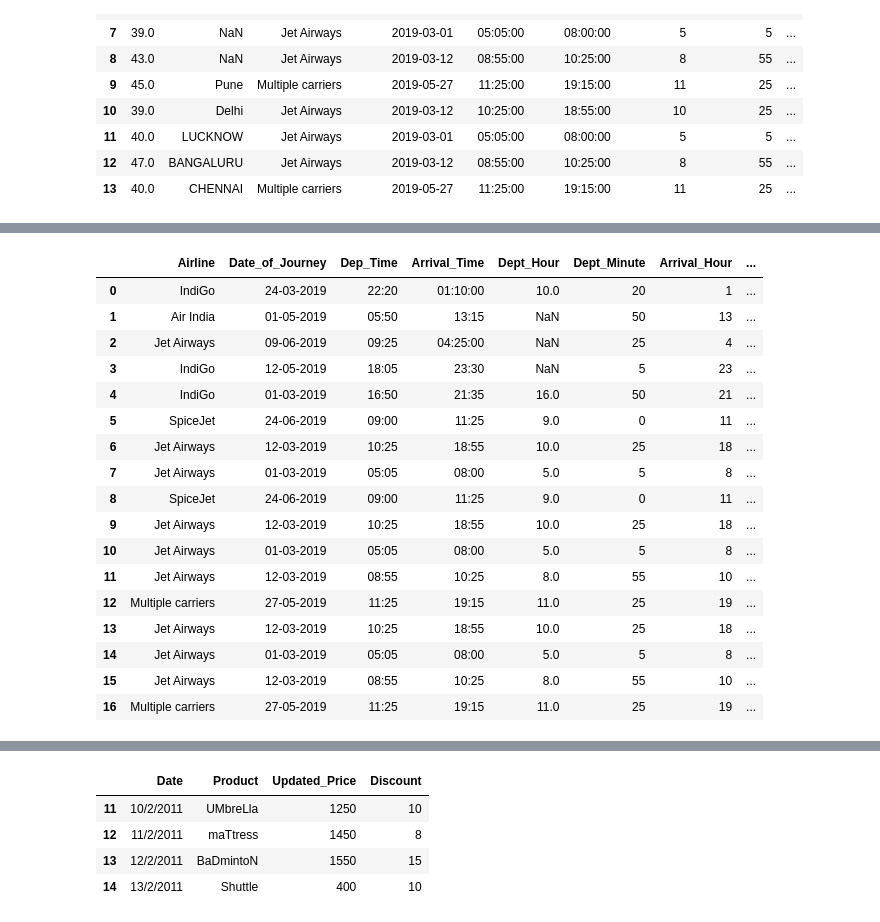
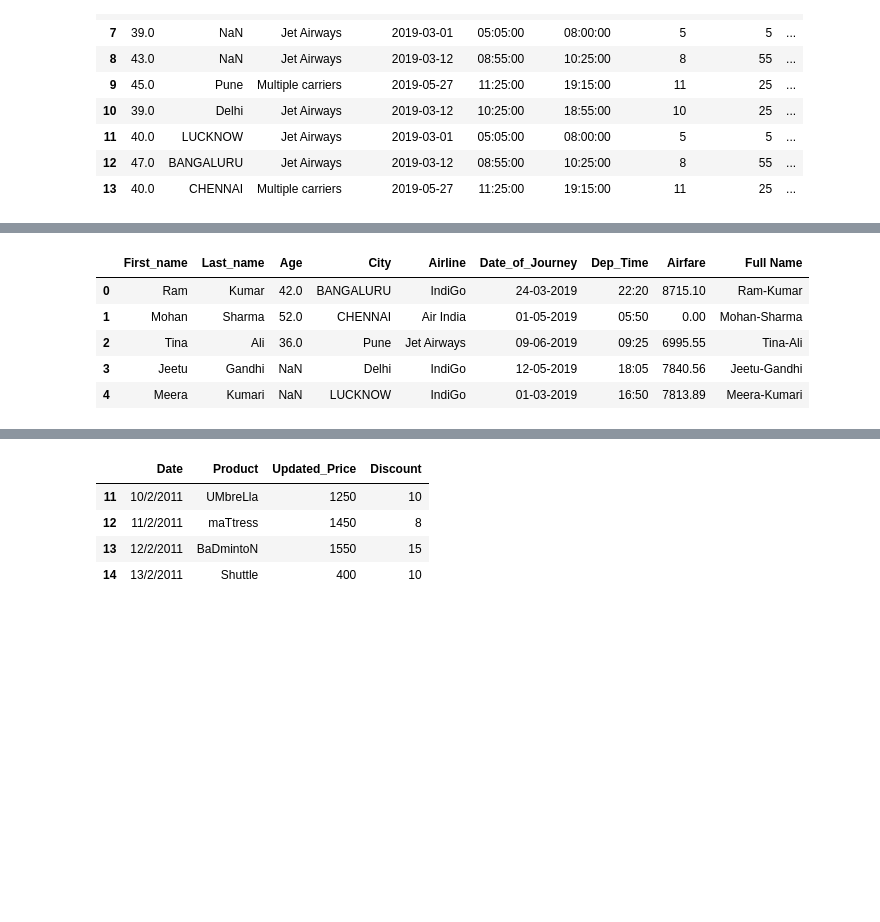
Before and after one commit to SHIVRAJSHINDE/XL, a Jupyter notebook: xl_Session03/17_Pandas02-Copy1.ipynb, the cells around one changed output, grey strips where cells are left out. Cells and saved outputs as stored; diff of their text form; code cells hidden in the pictures; blank space fills up the shorter version.

```diff
--- a/xl_Session03/17_Pandas02-Copy1.ipynb
+++ b/xl_Session03/17_Pandas02-Copy1.ipynb
@@ -1114,26 +1352,15 @@ df.rename(newColName,axis=1)
 df
 # %%
 import pandas as pd
-file_path = "D:\\MLProjects\\ZDatasets\\DummyData\\file.csv"
+
+file_path = "D:\\MLProjects\\ZDatasets\\DummyData\\Data_Train1.csv"
 df = pd.read_csv(file_path)
 
-df
+df.head()
 # %% [output]
-|  | Airline | Date_of_Journey | Dep_Time | Arrival_Time | Dept_Hour | Dept_Minute | Arrival_Hour | ... |
-| 0 | IndiGo | 24-03-2019 | 22:20 | 01:10:00 | 10.0 | 20 | 1 | ... |
-| 1 | Air India | 01-05-2019 | 05:50 | 13:15 | NaN | 50 | 13 | ... |
-| 2 | Jet Airways | 09-06-2019 | 09:25 | 04:25:00 | NaN | 25 | 4 | ... |
-| 3 | IndiGo | 12-05-2019 | 18:05 | 23:30 | NaN | 5 | 23 | ... |
-| 4 | IndiGo | 01-03-2019 | 16:50 | 21:35 | 16.0 | 50 | 21 | ... |
-| 5 | SpiceJet | 24-06-2019 | 09:00 | 11:25 | 9.0 | 0 | 11 | ... |
-| 6 | Jet Airways | 12-03-2019 | 10:25 | 18:55 | 10.0 | 25 | 18 | ... |
-| 7 | Jet Airways | 01-03-2019 | 05:05 | 08:00 | 5.0 | 5 | 8 | ... |
-| 8 | SpiceJet | 24-06-2019 | 09:00 | 11:25 | 9.0 | 0 | 11 | ... |
-| 9 | Jet Airways | 12-03-2019 | 10:25 | 18:55 | 10.0 | 25 | 18 | ... |
-| 10 | Jet Airways | 01-03-2019 | 05:05 | 08:00 | 5.0 | 5 | 8 | ... |
-| 11 | Jet Airways | 12-03-2019 | 08:55 | 10:25 | 8.0 | 55 | 10 | ... |
-| 12 | Multiple carriers | 27-05-2019 | 11:25 | 19:15 | 11.0 | 25 | 19 | ... |
-| 13 | Jet Airways | 12-03-2019 | 10:25 | 18:55 | 10.0 | 25 | 18 | ... |
-| 14 | Jet Airways | 01-03-2019 | 05:05 | 08:00 | 5.0 | 5 | 8 | ... |
-| 15 | Jet Airways | 12-03-2019 | 08:55 | 10:25 | 8.0 | 55 | 10 | ... |
-| 16 | Multiple carriers | 27-05-2019 | 11:25 | 19:15 | 11.0 | 25 | 19 | ... |
+|  | First_name | Last_name | Age | City | Airline | Date_of_Journey | Dep_Time | Airfare | Full Name |
+| 0 | Ram | Kumar | 42.0 | BANGALURU | IndiGo | 24-03-2019 | 22:20 | 8715.10 | Ram-Kumar |
+| 1 | Mohan | Sharma | 52.0 | CHENNAI | Air India | 01-05-2019 | 05:50 | 0.00 | Mohan-Sharma |
+| 2 | Tina | Ali | 36.0 | Pune | Jet Airways | 09-06-2019 | 09:25 | 6995.55 | Tina-Ali |
+| 3 | Jeetu | Gandhi | NaN | Delhi | IndiGo | 12-05-2019 | 18:05 | 7840.56 | Jeetu-Gandhi |
+| 4 | Meera | Kumari | NaN | LUCKNOW | IndiGo | 01-03-2019 | 16:50 | 7813.89 | Meera-Kumari |
```
Also changed, not shown: parts of 81 cells of this notebook, 1 other file.
